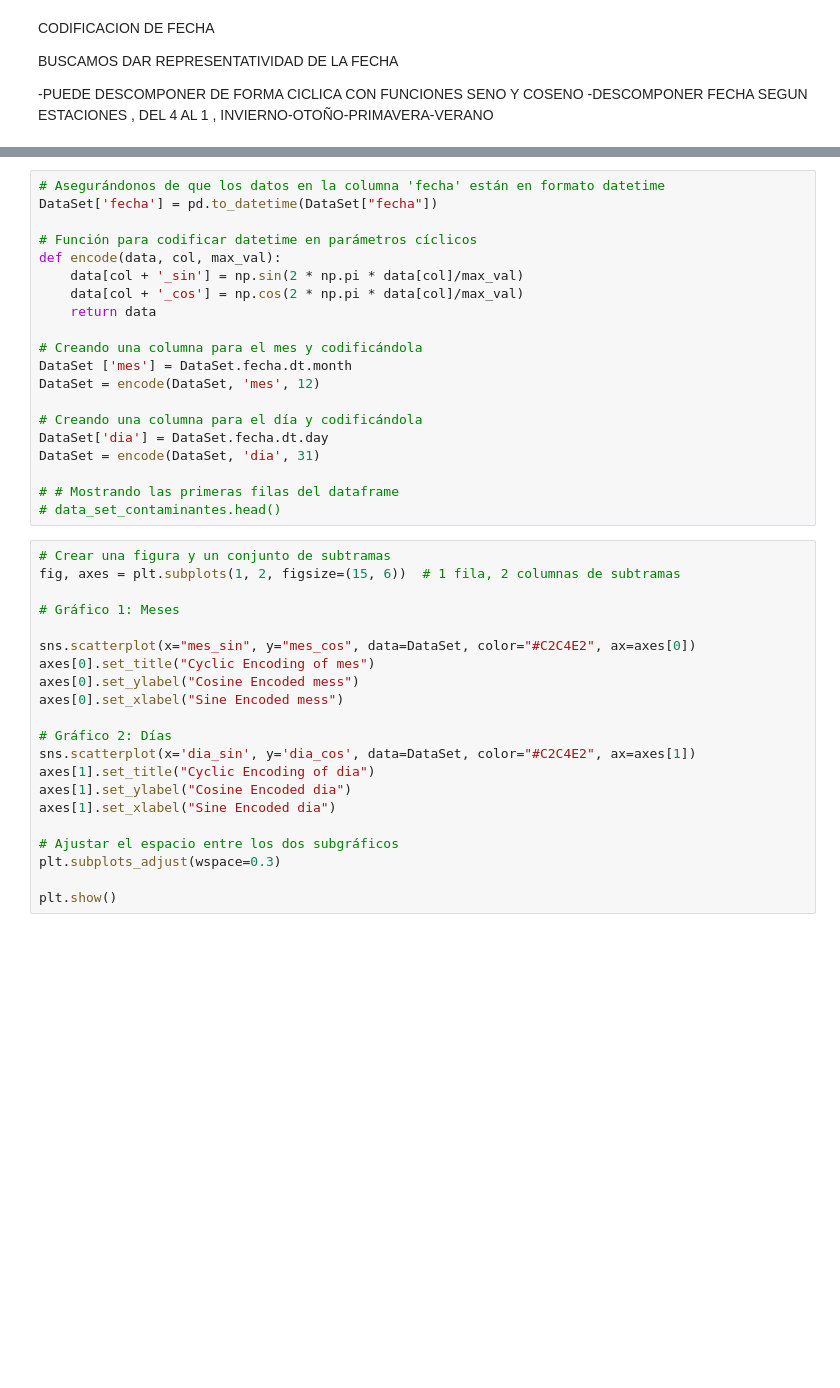
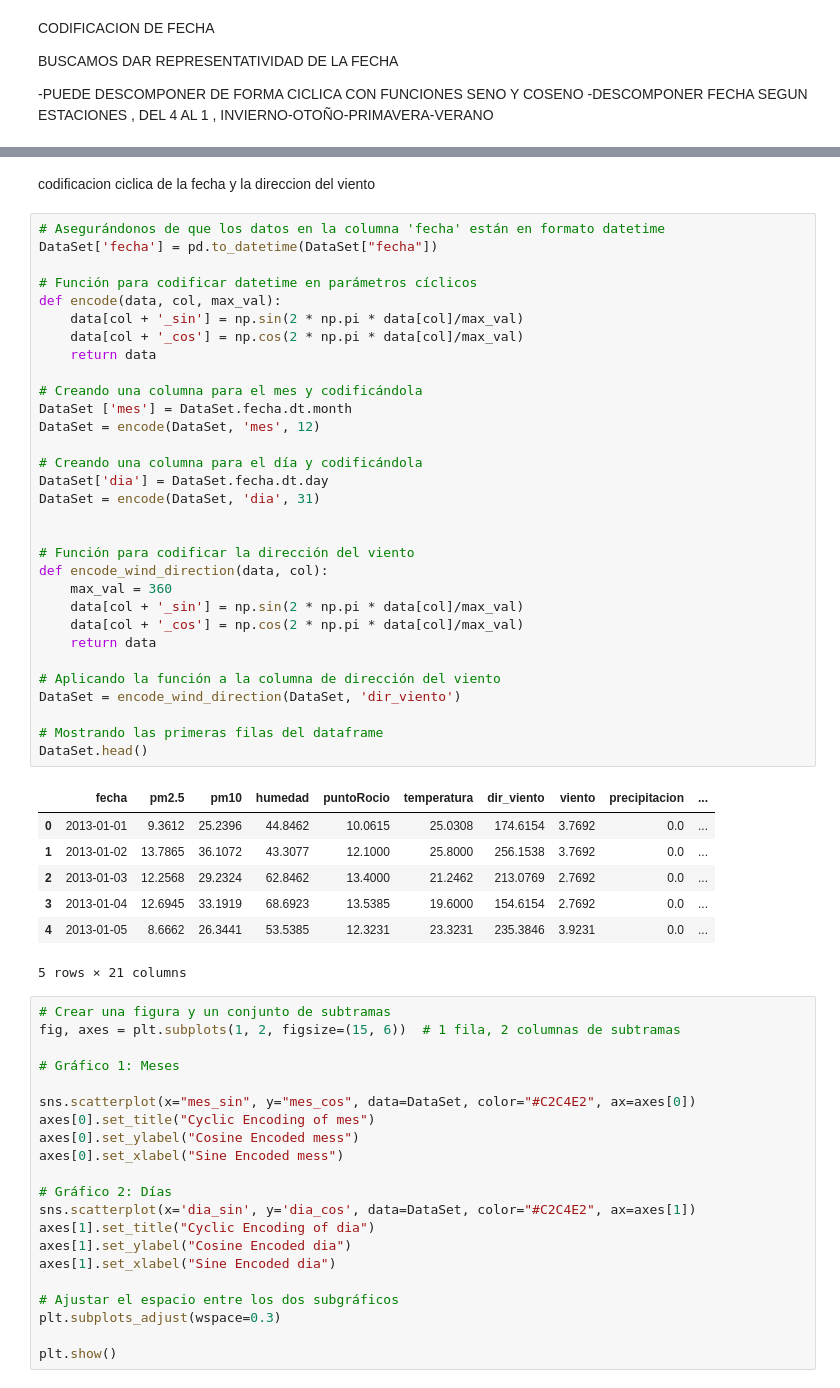
Before and after one commit to OmarMerino/Particulas_contaminantes_chillan, a Jupyter notebook: notebooks/model/RNN/normalizacion_rnn.ipynb, the cells around one changed output, grey strips where cells are left out. Cells and saved outputs as stored; diff of their text form; blank space fills up the shorter version.

```diff
--- a/notebooks/model/RNN/normalizacion_rnn.ipynb
+++ b/notebooks/model/RNN/normalizacion_rnn.ipynb
@@ -86,23 +155,44 @@ DataSet
+# %% [markdown]
+codificacion ciclica de la fecha y la direccion del viento
 # %%
 # Asegurándonos de que los datos en la columna 'fecha' están en formato datetime
 DataSet['fecha'] = pd.to_datetime(DataSet["fecha"])
 
 # Función para codificar datetime en parámetros cíclicos
 def encode(data, col, max_val):
     data[col + '_sin'] = np.sin(2 * np.pi * data[col]/max_val)
     data[col + '_cos'] = np.cos(2 * np.pi * data[col]/max_val)
     return data
 
 # Creando una columna para el mes y codificándola
 DataSet ['mes'] = DataSet.fecha.dt.month
 DataSet = encode(DataSet, 'mes', 12)
 
 # Creando una columna para el día y codificándola
 DataSet['dia'] = DataSet.fecha.dt.day
 DataSet = encode(DataSet, 'dia', 31)
 
-# # Mostrando las primeras filas del dataframe
-# data_set_contaminantes.head()
+
+# Función para codificar la dirección del viento
+def encode_wind_direction(data, col):
+    max_val = 360
+    data[col + '_sin'] = np.sin(2 * np.pi * data[col]/max_val)
+    data[col + '_cos'] = np.cos(2 * np.pi * data[col]/max_val)
+    return data
+
+# Aplicando la función a la columna de dirección del viento
+DataSet = encode_wind_direction(DataSet, 'dir_viento')
+
+# Mostrando las primeras filas del dataframe
+DataSet.head()
+# %% [output]
+|  | fecha | pm2.5 | pm10 | humedad | puntoRocio | temperatura | dir_viento | viento | precipitacion | ... |
+| 0 | 2013-01-01 | 9.3612 | 25.2396 | 44.8462 | 10.0615 | 25.0308 | 174.6154 | 3.7692 | 0.0 | ... |
+| 1 | 2013-01-02 | 13.7865 | 36.1072 | 43.3077 | 12.1000 | 25.8000 | 256.1538 | 3.7692 | 0.0 | ... |
+| 2 | 2013-01-03 | 12.2568 | 29.2324 | 62.8462 | 13.4000 | 21.2462 | 213.0769 | 2.7692 | 0.0 | ... |
+| 3 | 2013-01-04 | 12.6945 | 33.1919 | 68.6923 | 13.5385 | 19.6000 | 154.6154 | 2.7692 | 0.0 | ... |
+| 4 | 2013-01-05 | 8.6662 | 26.3441 | 53.5385 | 12.3231 | 23.3231 | 235.3846 | 3.9231 | 0.0 | ... |
+5 rows × 21 columns
 # %%
 # Crear una figura y un conjunto de subtramas
 fig, axes = plt.subplots(1, 2, figsize=(15, 6))  # 1 fila, 2 columnas de subtramas
```
Also changed, not shown: parts of 11 cells of this notebook, 15 other files.
